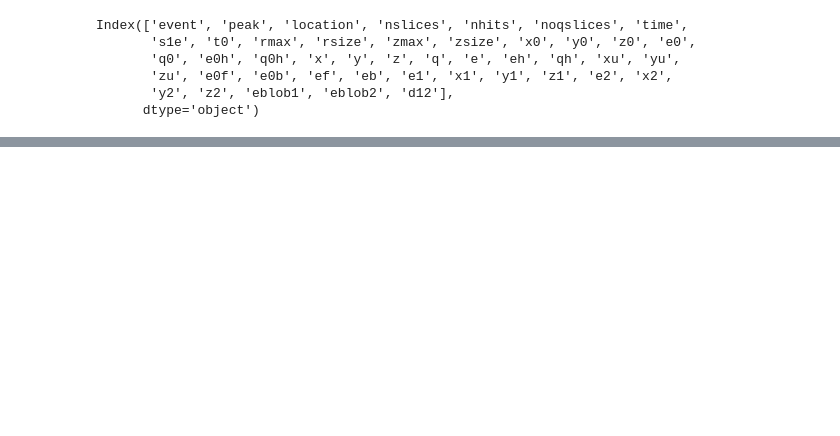
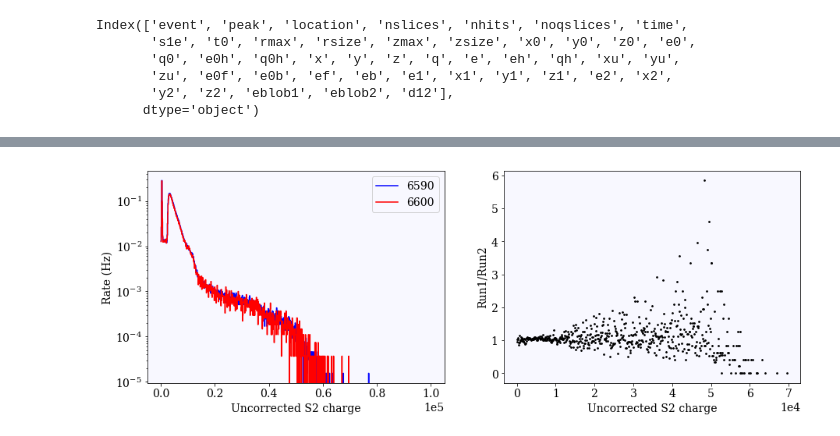
Before and after one commit to gondiaz/ICAROSNB, a Jupyter notebook: GDL/comparisons/6590_6600/Var_plots.ipynb, the cells around one changed output, grey strips where cells are left out. Cells and saved outputs as stored; diff of their text form; code cells hidden in the pictures; blank space fills up the shorter version.

```diff
--- a/GDL/comparisons/6590_6600/Var_plots.ipynb
+++ b/GDL/comparisons/6590_6600/Var_plots.ipynb
@@ -200,0 +206,10 @@ histo_1d('z0', rg=(0, 1e3))
+# %%
+histo_1d(data1['q0'].values,
+         data2['q0'].values,
+         xlabel='Uncorrected S2 charge',
+         rg = (0, 1e5),
+         nbins=1000,
+         scale='log',
+         rate=True)
+# %% [output]
+[figure, added]
```
Also changed, not shown: parts of 41 cells of this notebook, 4 other files.
